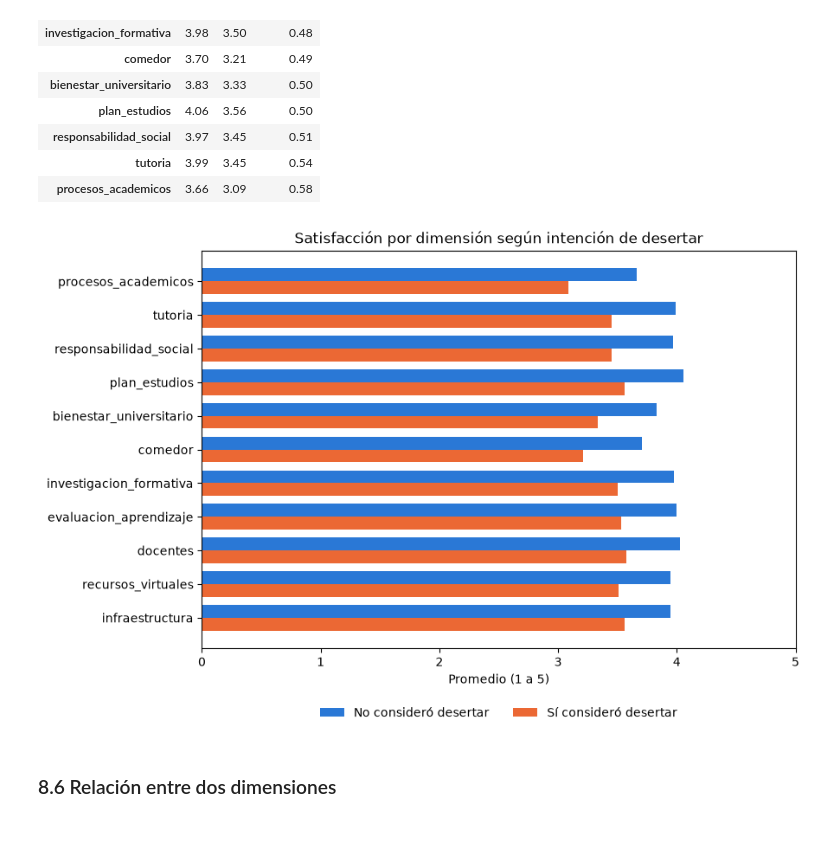
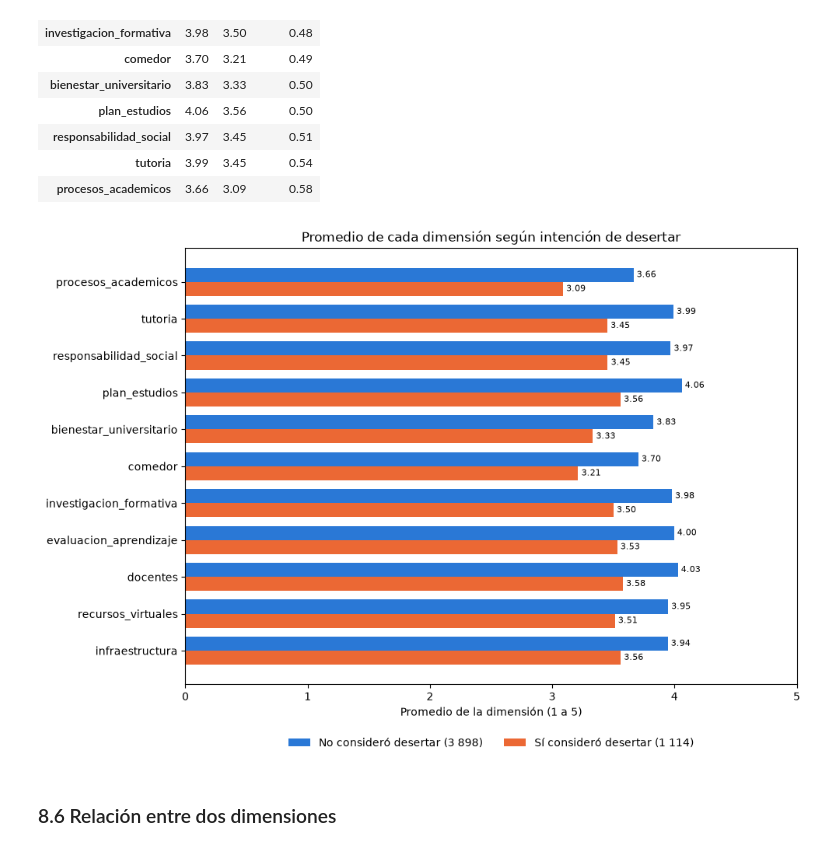
Before and after one commit to RodrigoSantillana/Trabajo-Academico-Final, a Jupyter notebook: satisfaccion_estudiantil.ipynb, the cells around one changed output. Cells and saved outputs as stored; diff of their text form; code cells hidden in the pictures.

```diff
--- a/satisfaccion_estudiantil.ipynb
+++ b/satisfaccion_estudiantil.ipynb
@@ -618,20 +618,22 @@ comparacion.round(2)
 # %%
 posicion = np.arange(len(comparacion))
 alto = 0.38
 
-plt.figure(figsize=(9, 6))
-plt.barh(posicion + alto / 2, comparacion["No"], height=alto, color=azul, label="No consideró desertar")
-plt.barh(posicion - alto / 2, comparacion["Si"], height=alto, color=naranja, label="Sí consideró desertar")
+plt.figure(figsize=(10, 7))
+barras_no = plt.barh(posicion + alto / 2, comparacion["No"], height=alto, color=azul, label="No consideró desertar (3 898)")
+barras_si = plt.barh(posicion - alto / 2, comparacion["Si"], height=alto, color=naranja, label="Sí consideró desertar (1 114)")
+plt.bar_label(barras_no, fmt="%.2f", padding=3, fontsize=8)
+plt.bar_label(barras_si, fmt="%.2f", padding=3, fontsize=8)
 plt.yticks(posicion, comparacion.index)
 plt.xlim(0, 5)
-plt.title("Satisfacción por dimensión según intención de desertar")
-plt.xlabel("Promedio (1 a 5)")
-plt.legend(loc="upper center", bbox_to_anchor=(0.5, -0.12), ncol=2, frameon=False)
+plt.title("Promedio de cada dimensión según intención de desertar")
+plt.xlabel("Promedio de la dimensión (1 a 5)")
+plt.legend(loc="upper center", bbox_to_anchor=(0.5, -0.1), ncol=2, frameon=False)
 plt.tight_layout()
 plt.savefig("img/05_dimensiones_desercion.png", dpi=120, bbox_inches="tight")
 plt.show()
 # %% [output]
-[figure, old version]
+[figure, new version]
 # %% [markdown]
 ### 8.6 Relación entre dos dimensiones
 # %%
```
